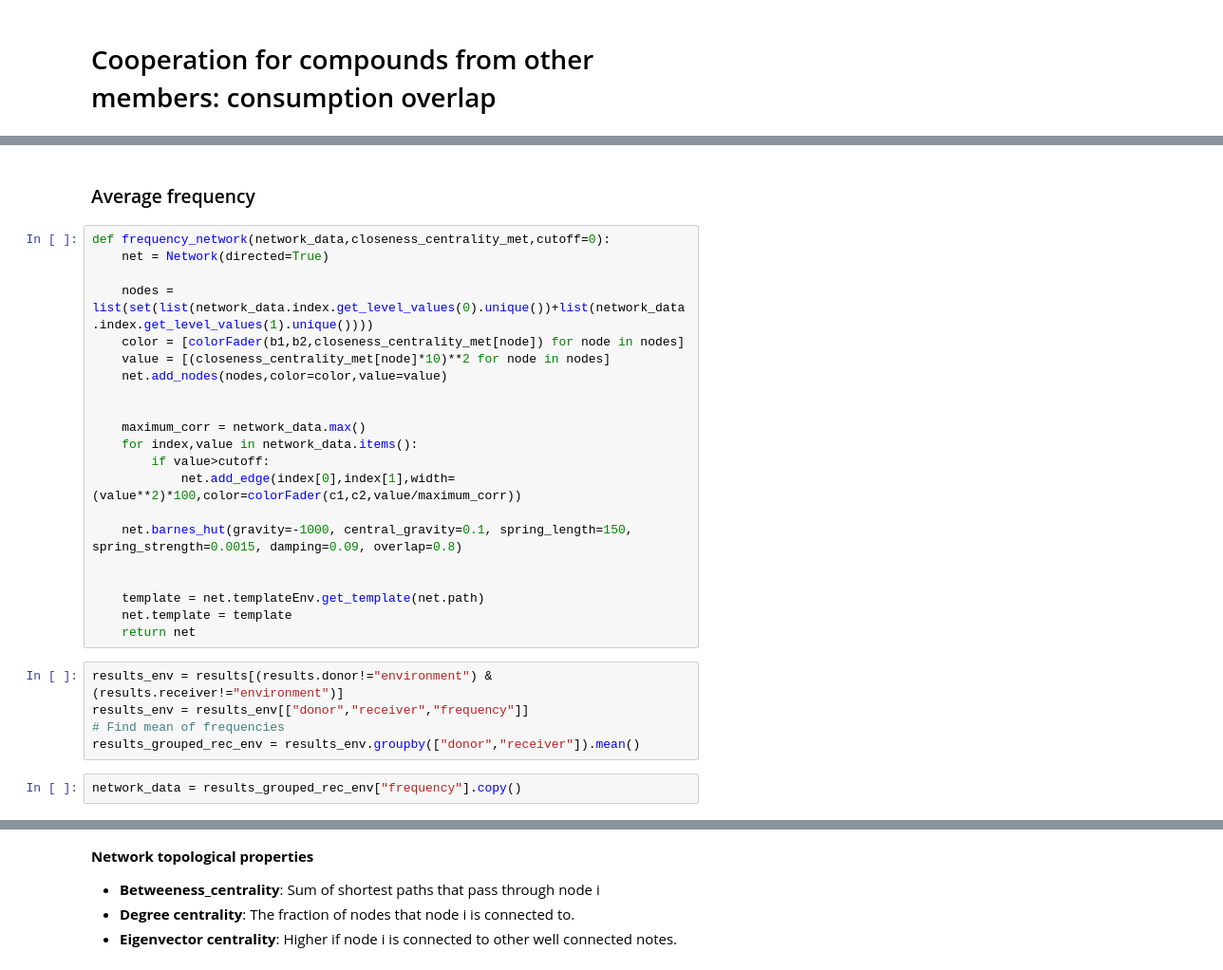
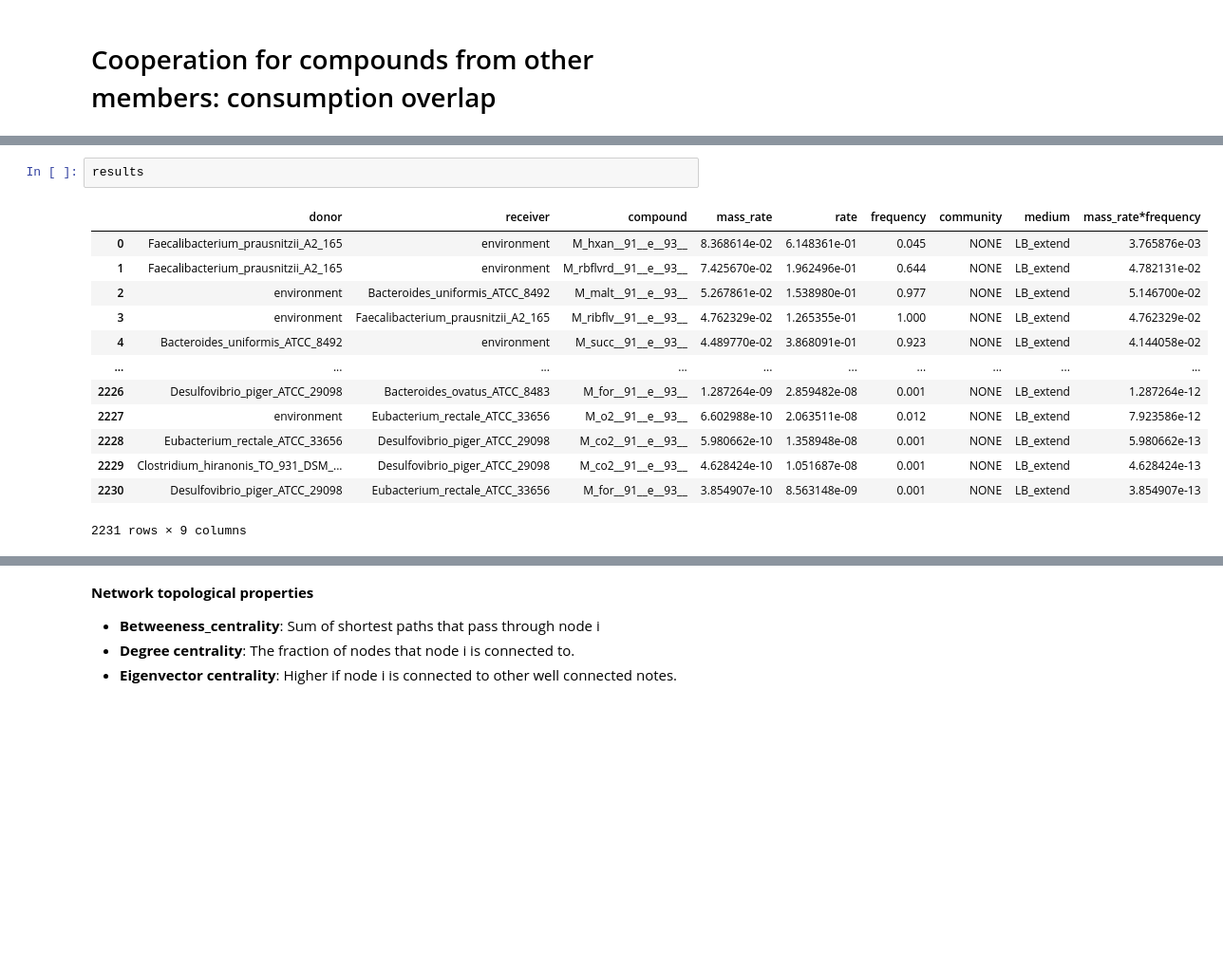
Before and after one commit to IdunBurgos/SteadierCom-Case-Studies, a Jupyter notebook: notebooks/2.2. Analyze SteadierCom results - cooperation- frequency - networks - between members.ipynb, the cells around one changed output, grey strips where cells are left out. Shown: that part at 95% size. Saved outputs shown, nothing was run; the diff lists cells and outputs as text; blank space fills up the shorter version.

```diff
--- a/notebooks/2.2. Analyze SteadierCom results - cooperation- frequency - networks - between members.ipynb
+++ b/notebooks/2.2. Analyze SteadierCom results - cooperation- frequency - networks - between members.ipynb
@@ -92,30 +27,16 @@ def frequency_network(network_data,closeness_centrality_met,cutoff=0):
-# %% [markdown]
-### Average frequency
-# %%
-def frequency_network(network_data,closeness_centrality_met,cutoff=0):
-    net = Network(directed=True)
-
-    nodes = list(set(list(network_data.index.get_level_values(0).unique())+list(network_data.index.get_level_values(1).unique())))
-    color = [colorFader(b1,b2,closeness_centrality_met[node]) for node in nodes]
-    value = [(closeness_centrality_met[node]*10)**2 for node in nodes]
-    net.add_nodes(nodes,color=color,value=value)
-
-
-    maximum_corr = network_data.max()
-    for index,value in network_data.items():
-        if value>cutoff:
-            net.add_edge(index[0],index[1],width=(value**2)*100,color=colorFader(c1,c2,value/maximum_corr))
-
-    net.barnes_hut(gravity=-1000, central_gravity=0.1, spring_length=150, spring_strength=0.0015, damping=0.09, overlap=0.8)
-
-
-    template = net.templateEnv.get_template(net.path)
-    net.template = template
-    return net
-# %%
-results_env = results[(results.donor!="environment") & (results.receiver!="environment")]
-results_env = results_env[["donor","receiver","frequency"]]
-# Find mean of frequencies
-results_grouped_rec_env = results_env.groupby(["donor","receiver"]).mean()
-# %%
-network_data = results_grouped_rec_env["frequency"].copy()
+# %%
+results
+# %% [output]
+|  | donor | receiver | compound | mass_rate | rate | frequency | community | medium | mass_rate*frequency |
+| 0 | Faecalibacterium_prausnitzii_A2_165 | environment | M_hxan__91__e__93__ | 8.368614e-02 | 6.148361e-01 | 0.045 | NONE | LB_extend | 3.765876e-03 |
+| 1 | Faecalibacterium_prausnitzii_A2_165 | environment | M_rbflvrd__91__e__93__ | 7.425670e-02 | 1.962496e-01 | 0.644 | NONE | LB_extend | 4.782131e-02 |
+| 2 | environment | Bacteroides_uniformis_ATCC_8492 | M_malt__91__e__93__ | 5.267861e-02 | 1.538980e-01 | 0.977 | NONE | LB_extend | 5.146700e-02 |
+| 3 | environment | Faecalibacterium_prausnitzii_A2_165 | M_ribflv__91__e__93__ | 4.762329e-02 | 1.265355e-01 | 1.000 | NONE | LB_extend | 4.762329e-02 |
+| 4 | Bacteroides_uniformis_ATCC_8492 | environment | M_succ__91__e__93__ | 4.489770e-02 | 3.868091e-01 | 0.923 | NONE | LB_extend | 4.144058e-02 |
+| ... | ... | ... | ... | ... | ... | ... | ... | ... | ... |
+| 2226 | Desulfovibrio_piger_ATCC_29098 | Bacteroides_ovatus_ATCC_8483 | M_for__91__e__93__ | 1.287264e-09 | 2.859482e-08 | 0.001 | NONE | LB_extend | 1.287264e-12 |
+| 2227 | environment | Eubacterium_rectale_ATCC_33656 | M_o2__91__e__93__ | 6.602988e-10 | 2.063511e-08 | 0.012 | NONE | LB_extend | 7.923586e-12 |
+| 2228 | Eubacterium_rectale_ATCC_33656 | Desulfovibrio_piger_ATCC_29098 | M_co2__91__e__93__ | 5.980662e-10 | 1.358948e-08 | 0.001 | NONE | LB_extend | 5.980662e-13 |
+| 2229 | Clostridium_hiranonis_TO_931_DSM_... | Desulfovibrio_piger_ATCC_29098 | M_co2__91__e__93__ | 4.628424e-10 | 1.051687e-08 | 0.001 | NONE | LB_extend | 4.628424e-13 |
+| 2230 | Desulfovibrio_piger_ATCC_29098 | Eubacterium_rectale_ATCC_33656 | M_for__91__e__93__ | 3.854907e-10 | 8.563148e-09 | 0.001 | NONE | LB_extend | 3.854907e-13 |
+2231 rows × 9 columns
```
Also changed, not shown: parts of 54 cells of this notebook, 1 other file.
